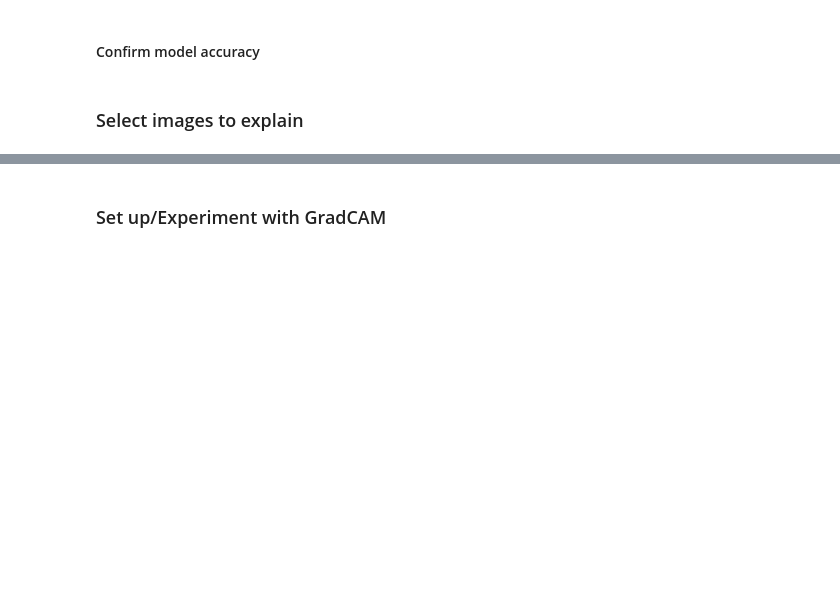
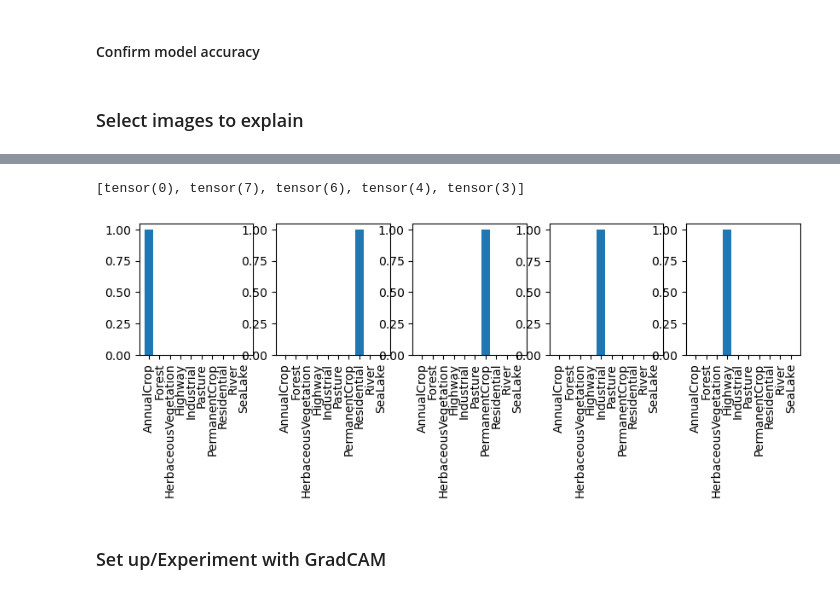
Before and after one commit to tameTNT/evaluating-xai-remote-sensing, a Jupyter notebook: explain_predictions/gradcam.ipynb, the cells around one changed output, grey strips where cells are left out. Drawn from its saved outputs; the diff is of its cells as text; code cells hidden in the pictures; blank space fills up the shorter version.

```diff
--- a/explain_predictions/gradcam.ipynb
+++ b/explain_predictions/gradcam.ipynb
@@ -103,13 +106,17 @@ helpers.plotting.show_image(
 # %%
-preds = resnet50(imgs_to_explain)
+n_visualise = 5
+preds = resnet50(imgs_to_explain[:n_visualise])
 preds = torch.softmax(preds, dim=-1).cpu().detach().numpy()
-_, axs = plt.subplots(1, len(idxs_to_explain), figsize=(2 * len(idxs_to_explain), 2))
-for i in range(len(idxs_to_explain)):
+_, axs = plt.subplots(1, n_visualise, figsize=(2 * n_visualise, 2))
+for i in range(n_visualise):
     ax: plt.Axes = axs[i]
     ax.bar(eurosat_val_ds.classes, preds[i])
     # rotate x ticks for axis
     ax.tick_params(axis='x', rotation=90)
-print(true_labels)
+print(true_labels[:n_visualise])
+# %% [output]
+[tensor(0), tensor(7), tensor(6), tensor(4), tensor(3)]
+[figure, added]
 # %% [markdown]
 ### Set up/Experiment with GradCAM
 # %%
```
Also changed, not shown: parts of 12 cells of this notebook, 1 other file.
